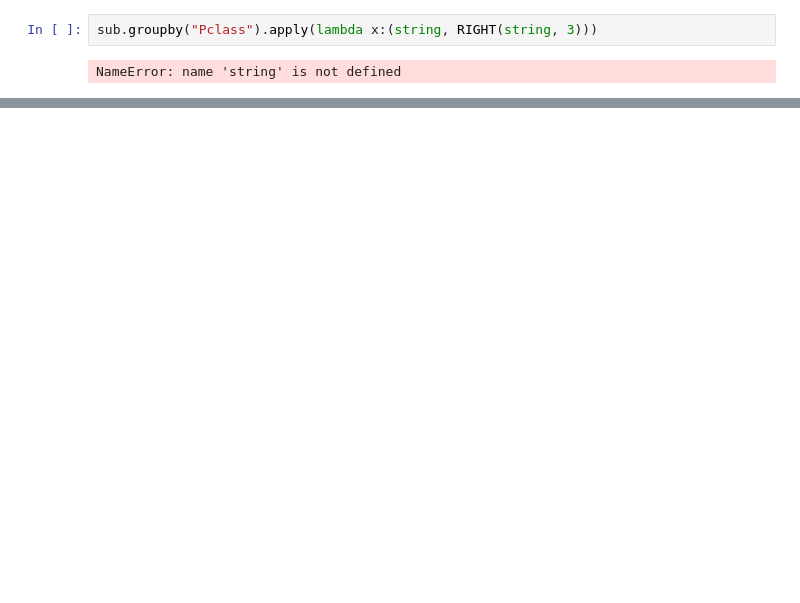
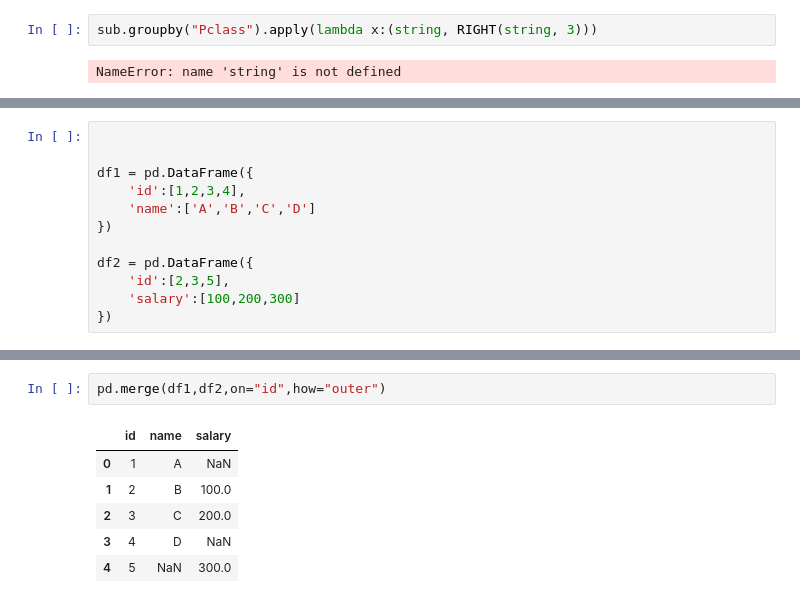
Before and after one commit to yashdeep-patil/Pandas, a Jupyter notebook: pandas.ipynb, the cells around one changed output, grey strips where cells are left out. Drawn from its saved outputs; the diff is of its cells as text; blank space fills up the shorter version.

```diff
--- a/pandas.ipynb
+++ b/pandas.ipynb
@@ -833,0 +865,12 @@ k.reset_index()
+# %%
+
+
+df1 = pd.DataFrame({
+    'id':[1,2,3,4],
+    'name':['A','B','C','D']
+})
+
+df2 = pd.DataFrame({
+    'id':[2,3,5],
+    'salary':[100,200,300]
+})
@@ -833,0 +891,9 @@ k.reset_index()
+# %%
+pd.merge(df1,df2,on="id",how="outer")
+# %% [output]
+|  | id | name | salary |
+| 0 | 1 | A | NaN |
+| 1 | 2 | B | 100.0 |
+| 2 | 3 | C | 200.0 |
+| 3 | 4 | D | NaN |
+| 4 | 5 | NaN | 300.0 |
```
Also changed, not shown: parts of 12 cells of this notebook.
